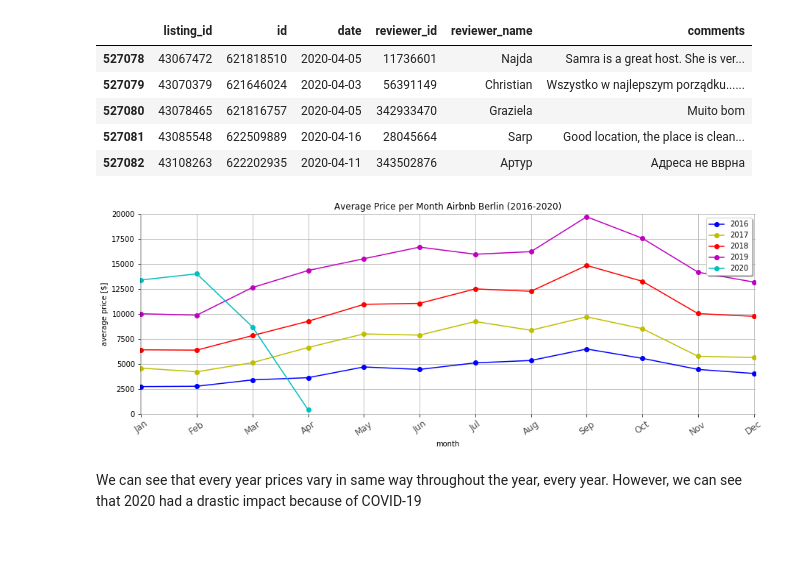
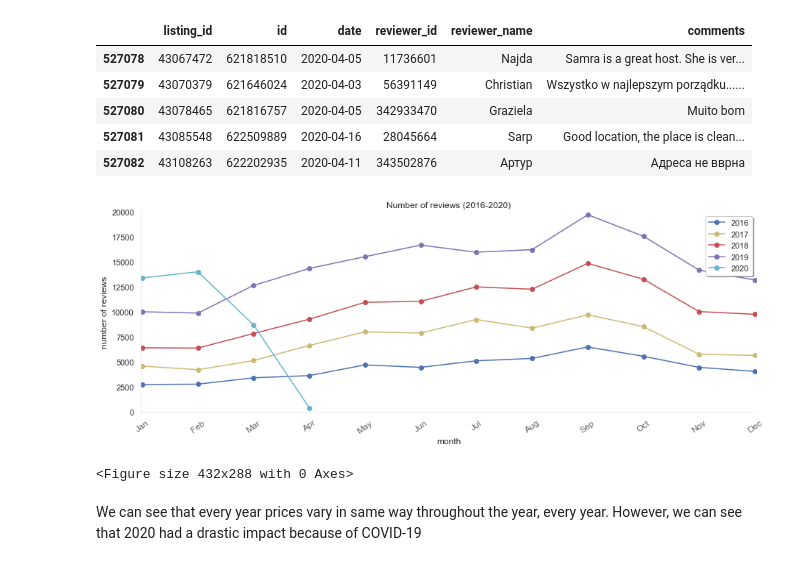
Before and after one commit to vitorarrais/data-science-notebooks, a Jupyter notebook: airbnb-berlin/airbnb-berlin.ipynb, the cells around one changed output. Saved outputs shown, nothing was run; the diff lists cells and outputs as text; code cells hidden in the pictures.

```diff
--- a/airbnb-berlin/airbnb-berlin.ipynb
+++ b/airbnb-berlin/airbnb-berlin.ipynb
@@ -437,32 +437,33 @@ counts = df.groupby(['year','month'])['listing_id'].count().unstack(0)
 # %%
 line_style = {1: 'bo-', 2: 'yo-', 3: 'ro-', 4: 'mo-', 5: 'co-'}
 fig, graph = plt.subplots()
 count = 1
 
 for year in counts.columns:
     data = counts[year]
     x    = data.index
     y    = list(data)
     graph.plot(x, y, line_style[count], label = year)
     count += 1
 
 labels = [get_month(str(i)) for i in range(1,13)]
 plt.xticks(ticks=range(1, counts.shape[0]+1),labels=labels, rotation=35, fontsize=12, alpha=.7)
 
 
 fig.set_size_inches(15, 5)
 graph.legend(shadow = True)
-graph.set(xlabel = 'month', ylabel = 'average price [$]', xlim=[.98,12.03], ylim=[0,20_000], title = 'Average Price per Month Airbnb Berlin (2016-2020)')
+graph.set(xlabel = 'month', ylabel = 'number of reviews', xlim=[.98,12.03], ylim=[0,20_000], title = 'Number of reviews (2016-2020)')
 graph.grid()
 plt.gca().spines["top"].set_alpha(0.0)
 plt.gca().spines["bottom"].set_alpha(0.3)
 plt.gca().spines["right"].set_alpha(0.0)
 plt.gca().spines["left"].set_alpha(0.3)
 
 plt.show()
-# plt.savefig('average_price_per_month_2016_2020.png')
+plt.savefig('reviews_2016_2020.png')
 # %% [output]
-[figure, old version]
+[figure, new version]
+<Figure size 432x288 with 0 Axes>
 # %% [markdown]
 We can see that every year prices vary in same way throughout the year, every year. However, we can see that 2020 had a drastic impact because of COVID-19
 # %%
```
Also changed, not shown: parts of 9 cells of this notebook, 3 other files.
